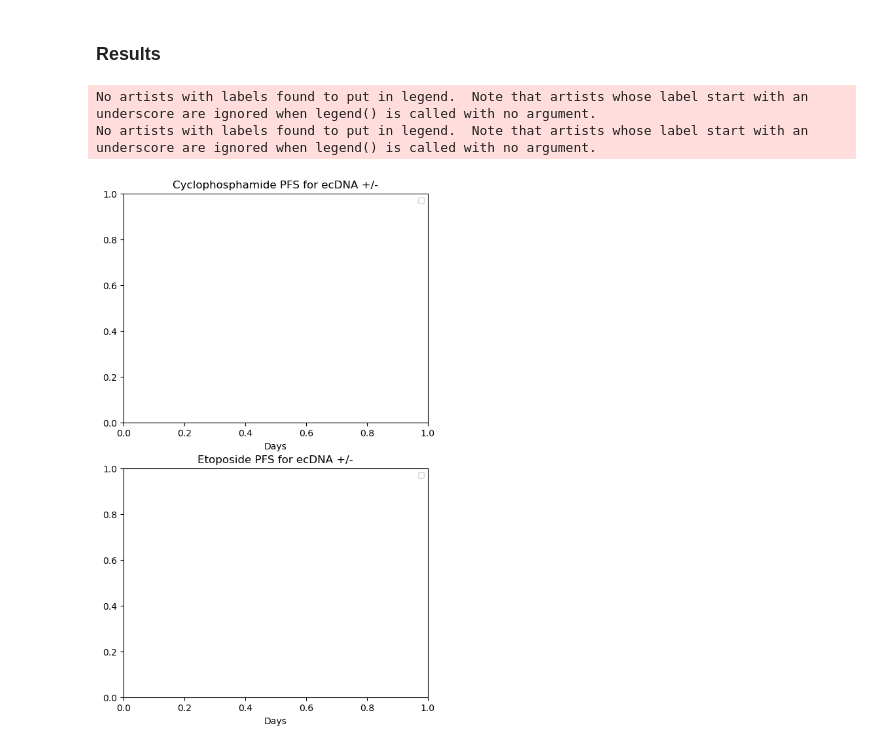
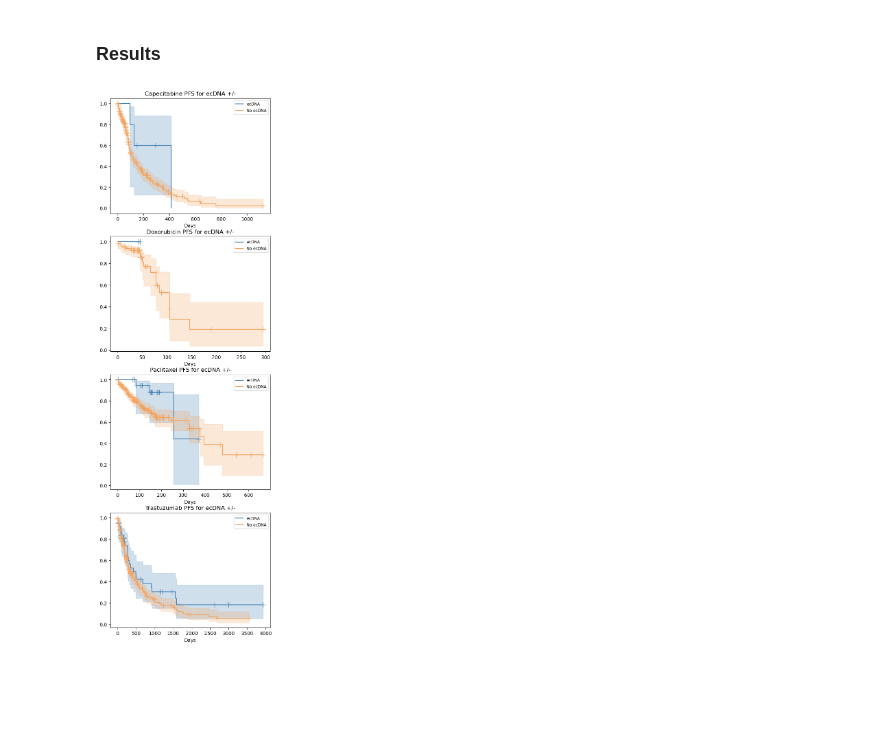
Before and after one commit to mskcc/Penguin, a Jupyter notebook: notebooks/ecs_treatment.ipynb, the cells around one changed output. Drawn from its saved outputs; the diff is of its cells as text; code cells hidden in the pictures; blank space fills up the shorter version.

Commit message:
treatment facets update

```diff
--- a/notebooks/ecs_treatment.ipynb
+++ b/notebooks/ecs_treatment.ipynb
@@ -12,22 +13,24 @@ from IPython.display import display
 ### Settings (Edit Each Run)
 # %%
 # The drug to study
-agents = ["Cyclophosphamide", "Etoposide"]
+agents = ["Capecitabine", "Doxorubicin", "Paclitaxel", "Trastuzumab"]
 # Include anything with the agent name
 combination_therapy = [True, True, True, True]
 # The gene to examine
-gene = "MYCN"
+gene = "ERBB2"
 # cancerTypeDetailed, cancerType, or oncotreeLevel2
 analysis_type = 'cancerType'
 # The cancer type
-ctype = "Neuroblastoma"
+ctype = "Breast Cancer"
 # Modifier to the date (how many days earlier the sequencing can be from start of treatment)
 modifier = 20
 # Modifier to the date (how many days after still counts for death)
 modifier_after = 50
 
-config = "../global_config_bash.rc"
-colors = ["steelblue", "sandybrown", "coral"]
+config = "../global_config_bash_breast.rc"
+colors = ["steelblue", "sandybrown", "coral", "darkblue"]
+
+use_facets_cn = True
 # %% [markdown]
 ### Get files from config
 # %%
@@ -57,8 +60,8 @@ for line in lines:
 # %%
 ## Fill dataframes ##
 
-# Merged ECHO results
-echo = pd.read_csv(paths['mergedOutputDirectory'] + '/merged_ecDNA_results_filtered_p_ecDNA.tsv', sep = '\t')
+# Merged ECS results
+ecs = pd.read_csv(paths['mergedOutputDirectory'] + '/merged_ecDNA_results_filtered_p_ecDNA.tsv', sep = '\t')
 # FileA in the manifest directory
 manifest = pd.read_csv(paths['manifestDirectory'] + '/FileA.tsv', sep = '\t')
 
@@ -128,24 +176,28 @@ for i, row in echo.iterrows() :
 ## Get a per sample dataframe ##
 
 # Restrict to the cancer type
-echo = echo[echo[analysis_type] == ctype]
+ecs = ecs[ecs[analysis_type] == ctype]
 
-per_sample = pd.DataFrame(echo['tumorSampleId'].unique(), columns = ['sampleId'])
+per_sample = pd.DataFrame(ecs['tumorSampleId'].unique(), columns = ['sampleId'])
 per_sample['ecDNA'] = False
 per_sample['patientId'] = ""
-per_sample['cn'] = 2
-
+if use_facets_cn :
+    per_sample['facets_cn'] = 0
+    per_sample['facets_amp'] = "No Amp"
 # Dict for indexes in dataframe
 per_sample_idx = {}
 for i, row in per_sample.iterrows() :
     per_sample_idx[row['sampleId']] = i
     per_sample.loc[i, 'patientId'] = row['sampleId'].split('-')[0] + '-' + row['sampleId'].split('-')[1]
 
-for i, row in echo.iterrows() :
+for i, row in ecs.iterrows() :
     if row['gene'] == gene :
         if row['ecDNA_status'] == 'ecDNA' :
             per_sample.loc[per_sample_idx[row['tumorSampleId']], 'ecDNA'] = True
-        per_sample.loc[per_sample_idx[row['tumorSampleId']], 'cn'] = row['cn']
+        if use_facets_cn :
+            per_sample.loc[per_sample_idx[row['tumorSampleId']], 'facets_cn'] = row['facets_cn']
+            per_sample.loc[per_sample_idx[row['tumorSampleId']], 'facets_amp'] = row['facets_amp']
+
 
 # Combined status
 per_sample['combined'] = "No ecDNA"
@@ -261,33 +331,41 @@ for agent_num, agent in enumerate(agents) :
+# %%
+if use_facets_cn :
+    per_sample['combined_facets'] = "No ecDNA & No Amp"
+    for i, row in per_sample.iterrows() :
+        if row['ecDNA'] and row['facets_amp'] == "Amp" :
+                per_sample.loc[i, 'combined_facets'] = "ecDNA & Amp"
+        if row['ecDNA'] and not row['facets_amp'] == "Amp" :
+                per_sample.loc[i, 'combined_facets'] = "ecDNA & No Amp"
+        if not row['ecDNA'] and row['facets_amp'] == "Amp" :
+                per_sample.loc[i, 'combined_facets'] = "No ecDNA & Amp"
 # %% [markdown]
 ### Results
 # %%
 ## Progression free survival for all treatments ##
 
 # Ignore all warnings
 warnings.filterwarnings('ignore')
 
 fig, axs = plt.subplots(len(agents), 1, figsize = (6, 5 * len(agents)))
 axs = axs.flatten()
 
 for agent_num, agent in enumerate(agents) :
     per_sample_for_km = per_sample.dropna(subset = [f"pfs_{agent}"])
 
     kmf = KaplanMeierFitter()
     for num, status in enumerate(['ecDNA', 'No ecDNA']):
         subset = per_sample_for_km[per_sample_for_km['combined'] == status]
-        if len(subset > 0) :
+        if len(subset) > 0 :
             kmf.fit(subset[f'pfs_{agent}'], event_observed=(subset[f'progressedOrDeceased_{agent}'] == True))
             # labels
             kmf.plot(show_censors=True, ci_show=True, label=f'{status}', ax = axs[agent_num], color = colors[num])
 
     axs[agent_num].legend(loc='upper right', fontsize='small')
 
     axs[agent_num].set_title(f'{agent} PFS for ecDNA +/-')
     axs[agent_num].set_xlabel("Days")
 # %% [output]
-No artists with labels found to put in legend.  Note that artists whose label start with an underscore are ignored when legend() is called with no argument.
-No artists with labels found to put in legend.  Note that artists whose label start with an underscore are ignored when legend() is called with no argument.
-[figure, old version]
+[figure, new version]
 # %%
 ## P-value matrix ##
 
```
Also changed, not shown: parts of 8 cells of this notebook, 2 other files.
